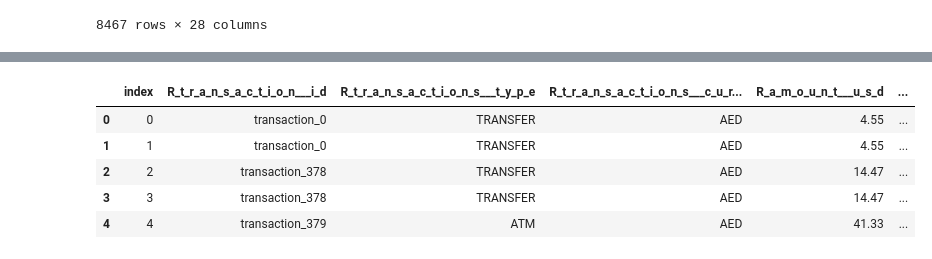
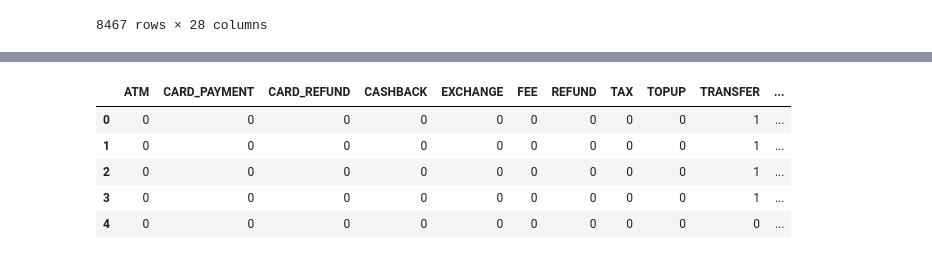
Before and after one commit to Rakesh2711/Revoultbankexam, a Jupyter notebook: Revoult_Exam.ipynb, the cells around one changed output, grey strips where cells are left out. Saved outputs shown, nothing was run; the diff lists cells and outputs as text; code cells hidden in the pictures.

```diff
--- a/Revoult_Exam.ipynb
+++ b/Revoult_Exam.ipynb
@@ -451,20 +405,6 @@ df_main.describe()
 | 50% | 8.510000e+00 | 5.000000e+00 | 2.018000e+03 | 1.500000e+01 | 1.988000e+03 | 0.000000e+00 | 1.000000e+00 | ... |
 | 75% | 2.997000e+01 | 9.000000e+00 | 2.019000e+03 | 2.300000e+01 | 1.993000e+03 | 1.000000e+00 | 2.000000e+00 | ... |
 | max | 8.510645e+10 | 1.200000e+01 | 2.019000e+03 | 3.100000e+01 | 2.001000e+03 | 1.000000e+00 | 2.000000e+00 | ... |
-# %%
-# Converting the columns to catagory as it was Integer but I dnt want this to be as int beacause It will not make sense.
-
-for col in df_main.columns:
-    if col.endswith('_year'):
-
-        df_main[col] = df_main[col].astype('object')
-
-    if col.endswith('month'):
-        df_main[col] = df_main[col].astype('object')
-
-    if col.endswith('day'):
-
-        df_main[col] = df_main[col].astype('object')
 # %%
 # Changing the Datatypes of below variables to Integer as the responses are 0 or 1
 df_main['attributes_notifications_marketing_push'] = df_main['attributes_notifications_marketing_push'].astype('int64')
@@ -796,3 +663,3 @@ df_main.head()
 # %%
-df_main_new = df_main
+df_main_new = df_main.copy()
 # %%
@@ -837,5 +686,5 @@ df_main_new[(df_main_new['tran_count_each_user']<=12) & (df_main_new['u_year']==
 # %%
 # Unengaged =1
 # Engaged =0
-df_main_new['engagedORUnengaed'] = np.where((df_main_new['tran_count_each_user']<=12) & (df_main_new['u_year']==2018),1 ,0)
+df_main_new['engagedORUnengaged'] = np.where((df_main_new['tran_count_each_user']<=12) & (df_main_new['u_year']==2018),1 ,0)
 # %%
@@ -887,9 +826,11 @@ dtype: object
+# %%
+a_dummies= pd.get_dummies(df_main_new["transactions_type"])
 # %%
-df_main_new.head()
+a_dummies.head()
 # %% [output]
-|  | index | R_t_r_a_n_s_a_c_t_i_o_n___i_d | R_t_r_a_n_s_a_c_t_i_o_n_s___t_y_p_e | R_t_r_a_n_s_a_c_t_i_o_n_s___c_u_r... | R_a_m_o_u_n_t___u_s_d | ... |
-| 0 | 0 | transaction_0 | TRANSFER | AED | 4.55 | ... |
-| 1 | 1 | transaction_0 | TRANSFER | AED | 4.55 | ... |
-| 2 | 2 | transaction_378 | TRANSFER | AED | 14.47 | ... |
-| 3 | 3 | transaction_378 | TRANSFER | AED | 14.47 | ... |
-| 4 | 4 | transaction_379 | ATM | AED | 41.33 | ... |
+|  | ATM | CARD_PAYMENT | CARD_REFUND | CASHBACK | EXCHANGE | FEE | REFUND | TAX | TOPUP | TRANSFER | ... |
+| 0 | 0 | 0 | 0 | 0 | 0 | 0 | 0 | 0 | 0 | 1 | ... |
+| 1 | 0 | 0 | 0 | 0 | 0 | 0 | 0 | 0 | 0 | 1 | ... |
+| 2 | 0 | 0 | 0 | 0 | 0 | 0 | 0 | 0 | 0 | 1 | ... |
+| 3 | 0 | 0 | 0 | 0 | 0 | 0 | 0 | 0 | 0 | 1 | ... |
+| 4 | 0 | 0 | 0 | 0 | 0 | 0 | 0 | 0 | 0 | 0 | ... |
```
Also changed, not shown: parts of 63 cells of this notebook.
